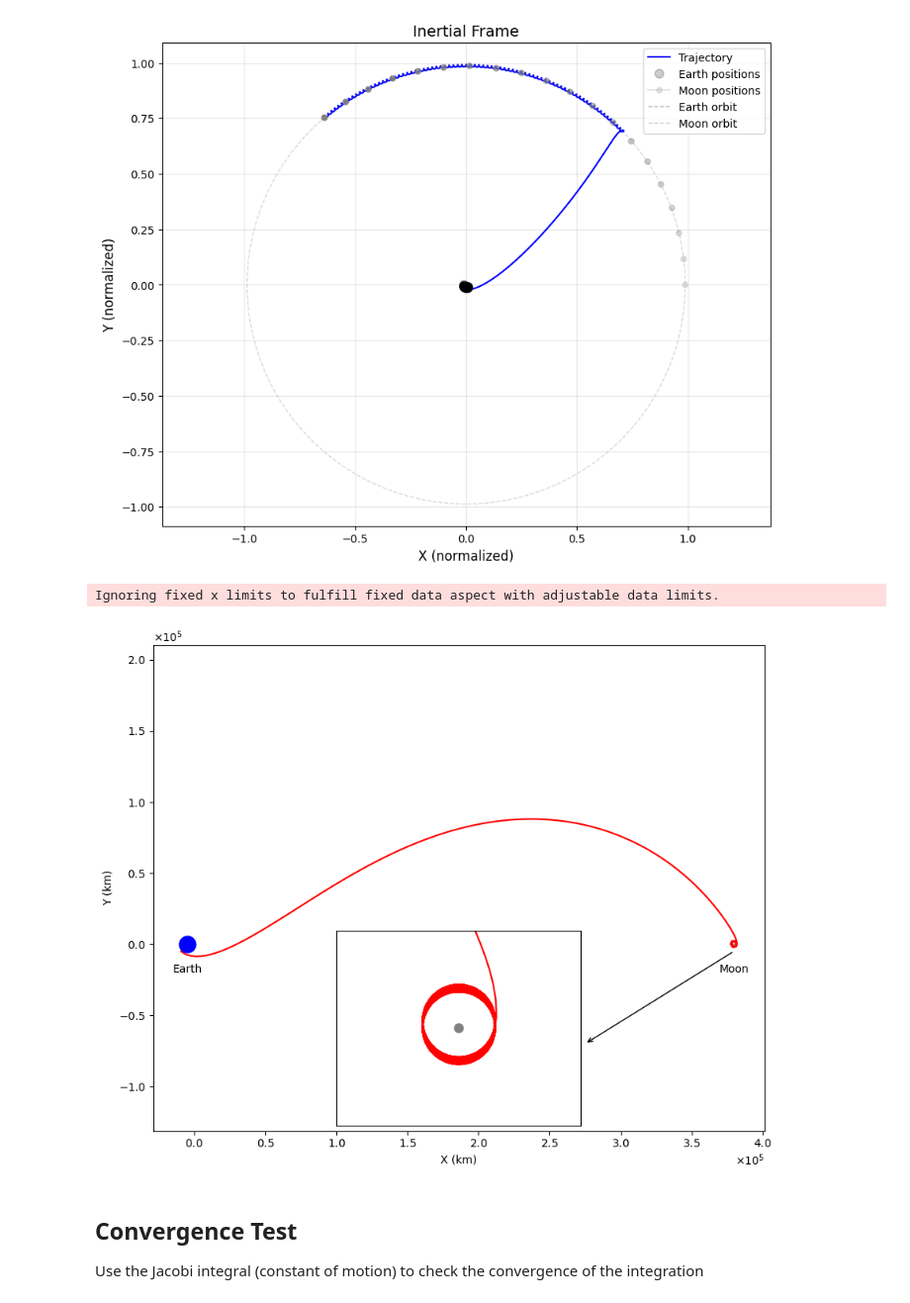
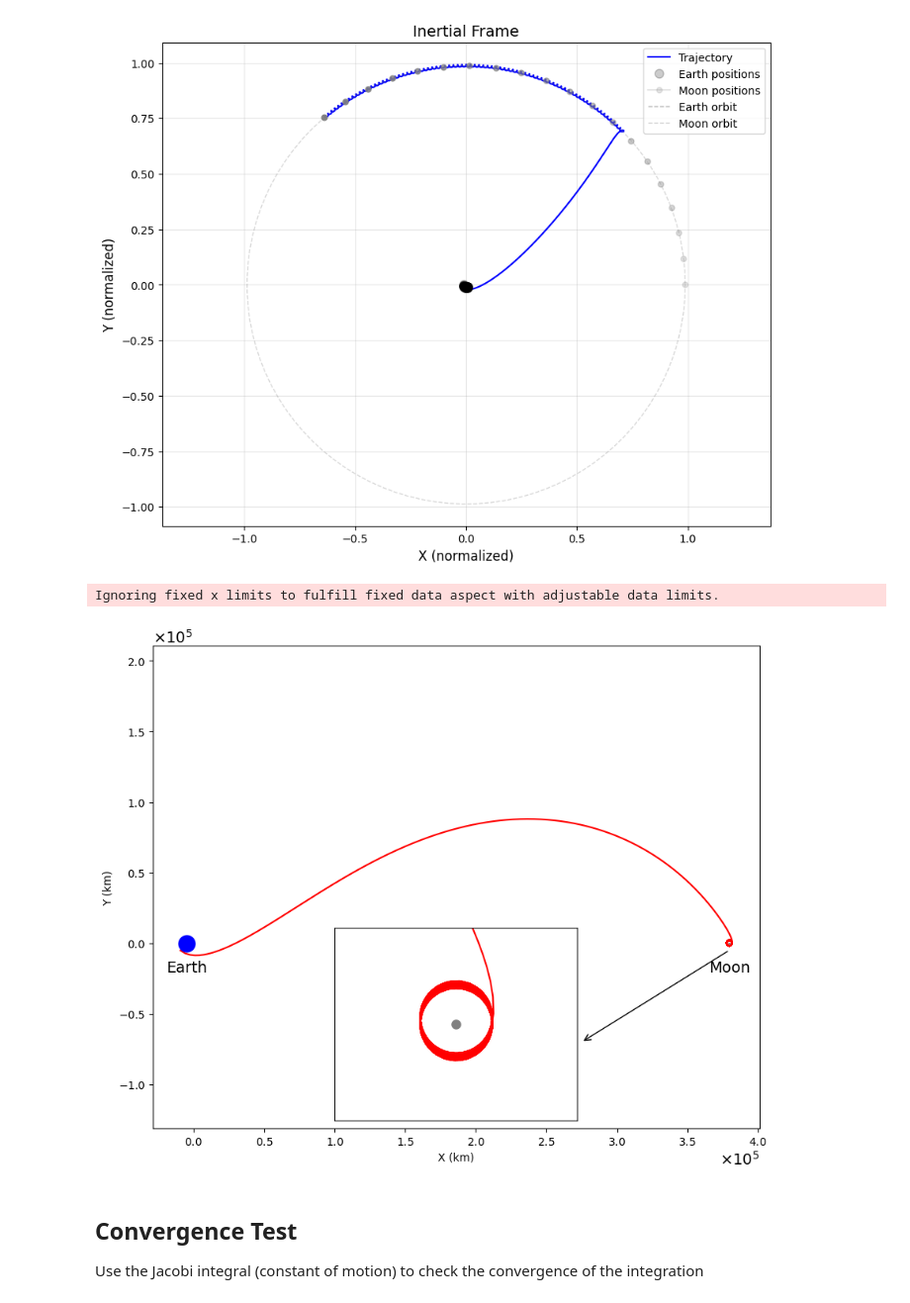
Before and after one commit to samcoulthurst/TrajectoryOptimizer, a Jupyter notebook: notebooks/results_viewer.ipynb, the cells around one changed output. Shown at 99% size. Cells and saved outputs as stored; diff of their text form; code cells hidden in the pictures.

```diff
--- a/notebooks/results_viewer.ipynb
+++ b/notebooks/results_viewer.ipynb
@@ -260,9 +260,18 @@ plot_trajectory(states_full, em.mu, t_full, frame="Inertial")
 # %% [output]
 [figure]
 # %%
-from mpl_toolkits.axes_grid1.inset_locator import inset_axes, mark_inset
+FONT_SIZE = 14
 
 fig, ax = plt.subplots(figsize=(10, 8))
+
+# Apply font sizes globally
+plt.rcParams.update({
+    'font.size': FONT_SIZE,
+    'axes.labelsize': 18,
+    'axes.titlesize': 18,
+    'xtick.labelsize': FONT_SIZE,
+    'ytick.labelsize': FONT_SIZE,
+})
 
 # Plot trajectory
 ax.plot(states_full[0, :]*em.l_star*1e-3, states_full[1, :]*em.l_star*1e-3, 'r-', linewidth=1.5)
@@ -274,44 +283,44 @@ moon_x = (1-em.mu)*em.l_star*1e-3
 ax.plot(earth_x, 0, 'bo', markersize=15)
 ax.plot(moon_x, 0, 'gray', marker='o', markersize=1)
 
-ax.annotate('Earth', xy=(earth_x, 0), xytext=(earth_x, -20000), ha='center')
-ax.annotate('Moon', xy=(moon_x, 0), xytext=(moon_x, -20000), ha='center')
+ax.annotate('Earth', xy=(earth_x, 0), xytext=(earth_x, -20000), ha='center', fontsize=FONT_SIZE)
+ax.annotate('Moon', xy=(moon_x, 0), xytext=(moon_x, -20000), ha='center', fontsize=FONT_SIZE)
 
 # Scientific notation offset
 for axis in [ax.xaxis, ax.yaxis]:
     axis.set_major_formatter(ticker.ScalarFormatter(useMathText=True))
+    axis.offsetText.set_fontsize(FONT_SIZE)
 ax.ticklabel_format(style='sci', axis='both', scilimits=(5,5))
 
 ax.set_xlabel('X (km)')
 ax.set_ylabel('Y (km)')
 
 # --- Inset ---
 axins = inset_axes(ax, width='40%', height='40%', loc='lower center')
 
 axins.plot(states_full[0, :]*em.l_star*1e-3, states_full[1, :]*em.l_star*1e-3, 'r-', linewidth=1.5)
 axins.plot(earth_x, 0, 'bo', markersize=15)
 axins.plot(moon_x, 0, 'gray', marker='o', markersize=8)
 
-# Zoom window around moon - adjust these
-zoom = 5000  # km
+zoom = 5000
 axins.set_xlim(moon_x - zoom, moon_x + zoom)
 axins.set_ylim(-zoom, zoom)
 axins.set_aspect('equal', adjustable='datalim')
 axins.set_xticks([])
 axins.set_yticks([])
 
 ax.annotate('',
             xy=(275000, -70000),
             xytext=(moon_x, -zoom),
             arrowprops=dict(arrowstyle='->', color='black'))
 
 plt.draw()
 ax.set_aspect('equal', adjustable='datalim')
 
 plt.show()
 # %% [output]
 Ignoring fixed x limits to fulfill fixed data aspect with adjustable data limits.
-[figure, old version]
+[figure, new version]
 # %% [markdown]
 ## Convergence Test
 
```
Also changed, not shown: parts of 1 cell of this notebook, 1 other file.
